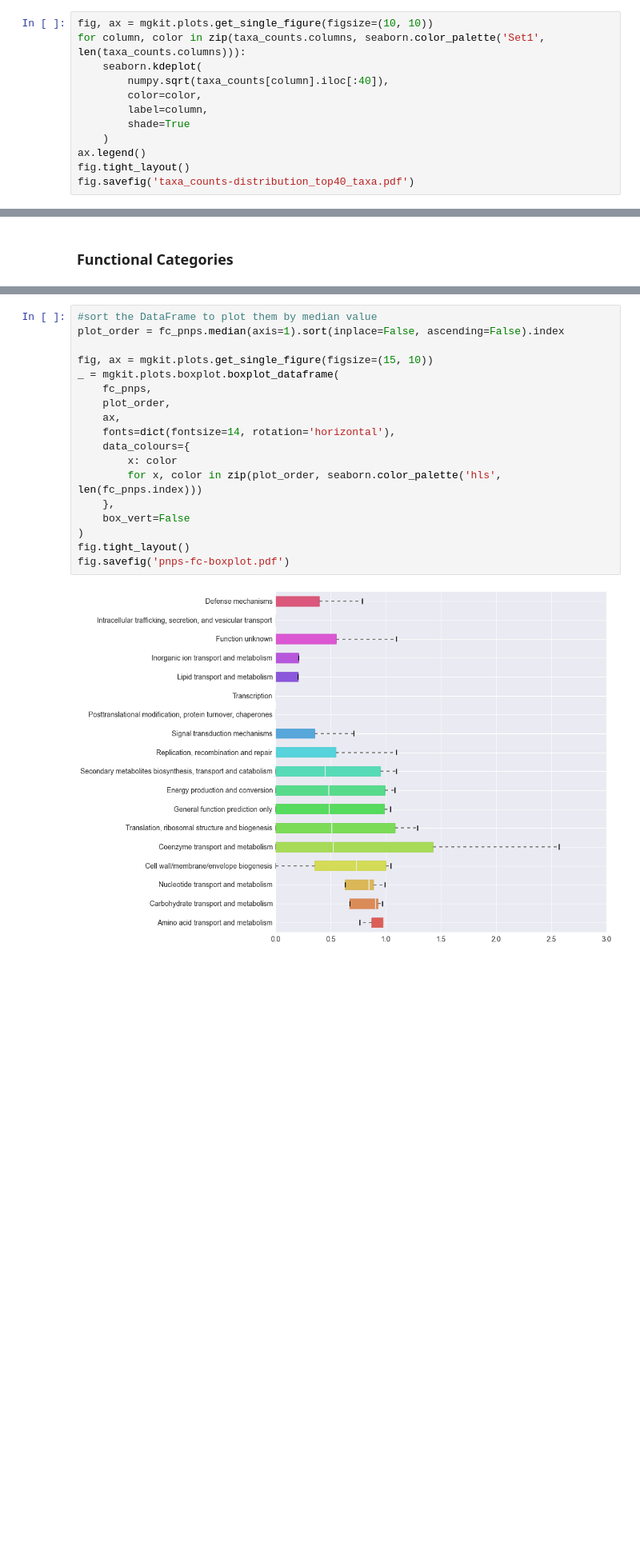
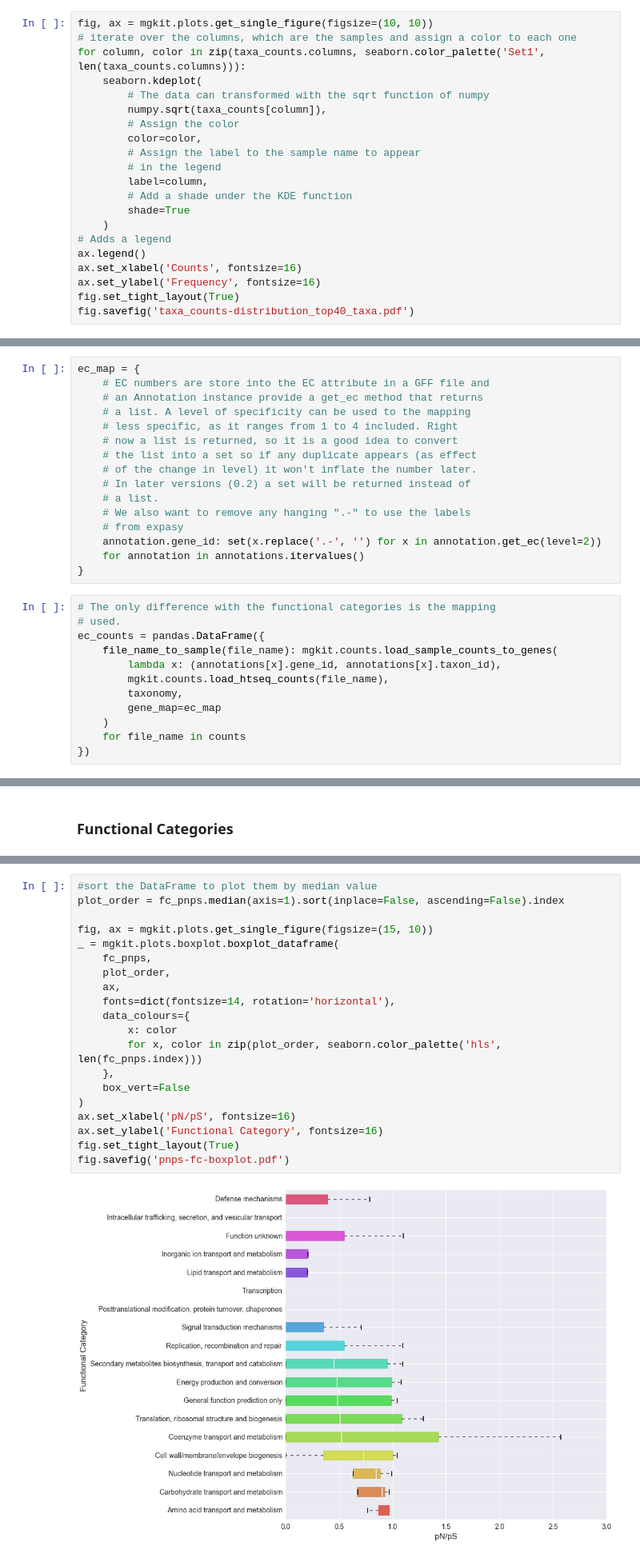
Before and after one commit to frubino/mgkit, a Jupyter notebook: docs/source/pipeline/Exploring-Metagenomic-Data.ipynb, the cells around one changed output, grey strips where cells are left out. Shown at 80% size. Drawn from its saved outputs; the diff is of its cells as text; blank space fills up the shorter version.

```diff
--- a/docs/source/pipeline/Exploring-Metagenomic-Data.ipynb
+++ b/docs/source/pipeline/Exploring-Metagenomic-Data.ipynb
@@ -104,13 +257,22 @@ fig.savefig('taxa_counts-boxplot_top40_taxa.pdf')
 # %%
 fig, ax = mgkit.plots.get_single_figure(figsize=(10, 10))
+# iterate over the columns, which are the samples and assign a color to each one
 for column, color in zip(taxa_counts.columns, seaborn.color_palette('Set1', len(taxa_counts.columns))):
     seaborn.kdeplot(
-        numpy.sqrt(taxa_counts[column].iloc[:40]),
+        # The data can transformed with the sqrt function of numpy
+        numpy.sqrt(taxa_counts[column]),
+        # Assign the color
         color=color,
+        # Assign the label to the sample name to appear
+        # in the legend
         label=column,
+        # Add a shade under the KDE function
         shade=True
     )
+# Adds a legend
 ax.legend()
-fig.tight_layout()
+ax.set_xlabel('Counts', fontsize=16)
+ax.set_ylabel('Frequency', fontsize=16)
+fig.set_tight_layout(True)
 fig.savefig('taxa_counts-distribution_top40_taxa.pdf')
 # %% [output]
@@ -174,0 +392,28 @@ fig.savefig('fc_counts-heatmap.pdf')
+# %%
+ec_map = {
+    # EC numbers are store into the EC attribute in a GFF file and
+    # an Annotation instance provide a get_ec method that returns
+    # a list. A level of specificity can be used to the mapping
+    # less specific, as it ranges from 1 to 4 included. Right
+    # now a list is returned, so it is a good idea to convert
+    # the list into a set so if any duplicate appears (as effect
+    # of the change in level) it won't inflate the number later.
+    # In later versions (0.2) a set will be returned instead of
+    # a list.
+    # We also want to remove any hanging ".-" to use the labels
+    # from expasy
+    annotation.gene_id: set(x.replace('.-', '') for x in annotation.get_ec(level=2))
+    for annotation in annotations.itervalues()
+}
+# %%
+# The only difference with the functional categories is the mapping
+# used.
+ec_counts = pandas.DataFrame({
+    file_name_to_sample(file_name): mgkit.counts.load_sample_counts_to_genes(
+        lambda x: (annotations[x].gene_id, annotations[x].taxon_id),
+        mgkit.counts.load_htseq_counts(file_name),
+        taxonomy,
+        gene_map=ec_map
+    )
+    for file_name in counts
+})
@@ -239,20 +656,22 @@ fc_pnps.describe()
 # %%
 #sort the DataFrame to plot them by median value
 plot_order = fc_pnps.median(axis=1).sort(inplace=False, ascending=False).index
 
 fig, ax = mgkit.plots.get_single_figure(figsize=(15, 10))
 _ = mgkit.plots.boxplot.boxplot_dataframe(
     fc_pnps,
     plot_order,
     ax,
     fonts=dict(fontsize=14, rotation='horizontal'),
     data_colours={
         x: color
         for x, color in zip(plot_order, seaborn.color_palette('hls', len(fc_pnps.index)))
     },
     box_vert=False
 )
-fig.tight_layout()
+ax.set_xlabel('pN/pS', fontsize=16)
+ax.set_ylabel('Functional Category', fontsize=16)
+fig.set_tight_layout(True)
 fig.savefig('pnps-fc-boxplot.pdf')
 # %% [output]
-[figure, old version]
+[figure, new version]
```
Also changed, not shown: parts of 68 cells of this notebook, 1 other file.
